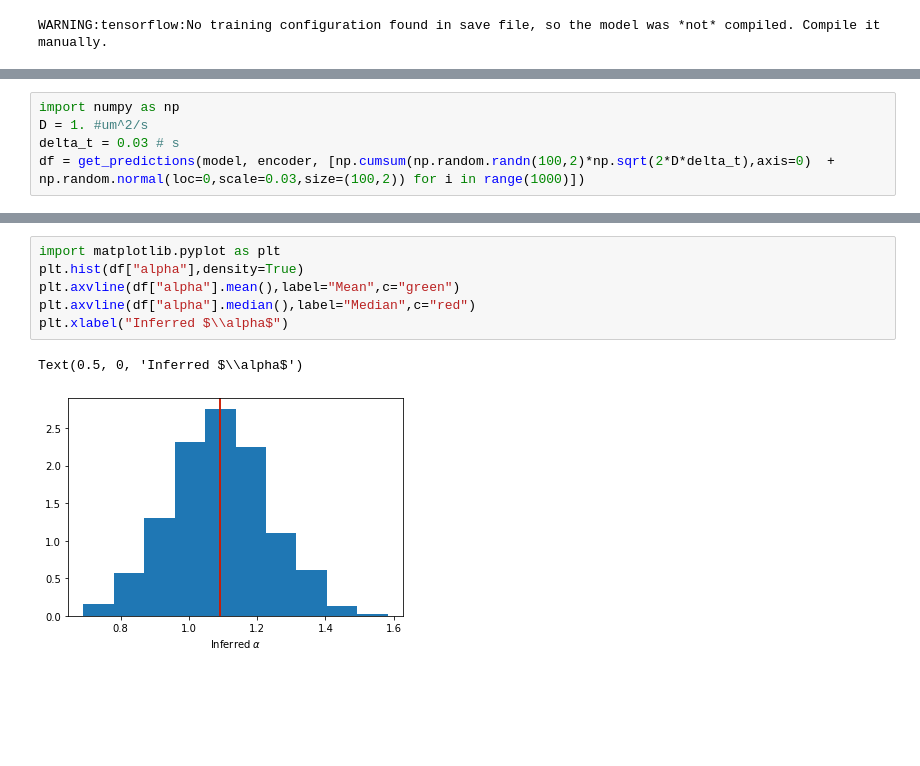
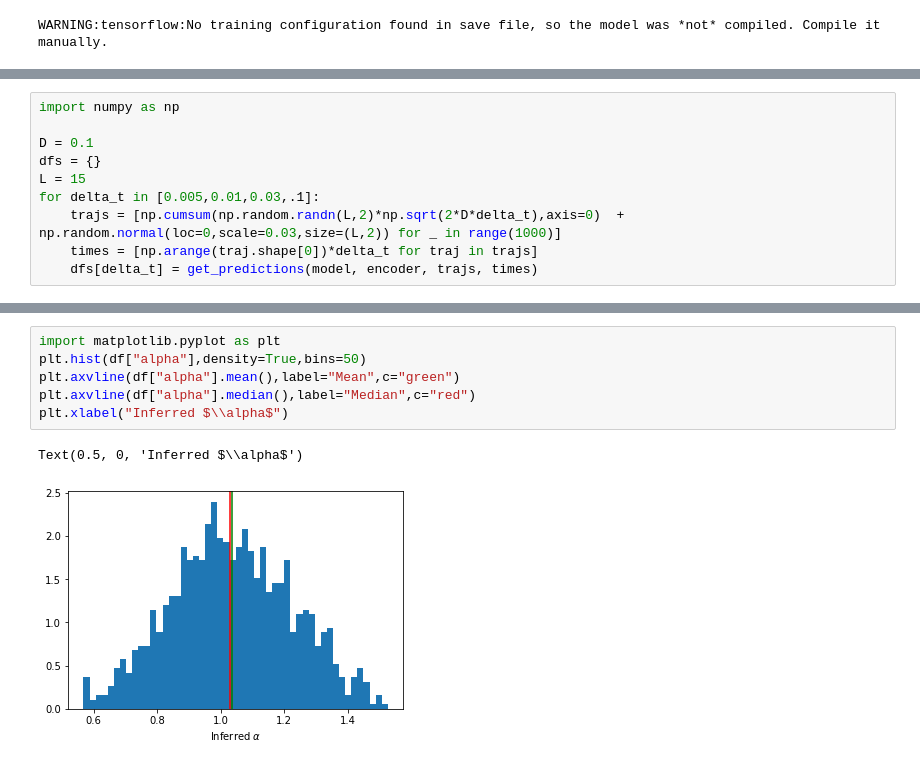
Before and after one commit to hippover/gratin, a Jupyter notebook: examples/Train.ipynb, the cells around one changed output, grey strips where cells are left out. Drawn from its saved outputs; the diff is of its cells as text; blank space fills up the shorter version.

Commit message:
Fixed discrepancies between diffusion of various models

```diff
--- a/examples/Train.ipynb
+++ b/examples/Train.ipynb
@@ -121,5 +76,10 @@ Create TrajDataset, seed_offset = 200000
 # %%
 import numpy as np
-D = 1. #um^2/s
-delta_t = 0.03 # s
-df = get_predictions(model, encoder, [np.cumsum(np.random.randn(100,2)*np.sqrt(2*D*delta_t),axis=0)  + np.random.normal(loc=0,scale=0.03,size=(100,2)) for i in range(1000)])
+
+D = 0.1
+dfs = {}
+L = 15
+for delta_t in [0.005,0.01,0.03,.1]:
+    trajs = [np.cumsum(np.random.randn(L,2)*np.sqrt(2*D*delta_t),axis=0)  + np.random.normal(loc=0,scale=0.03,size=(L,2)) for _ in range(1000)]
+    times = [np.arange(traj.shape[0])*delta_t for traj in trajs]
+    dfs[delta_t] = get_predictions(model, encoder, trajs, times)
@@ -136,9 +96,9 @@ df.head()
 # %%
 import matplotlib.pyplot as plt
-plt.hist(df["alpha"],density=True)
+plt.hist(df["alpha"],density=True,bins=50)
 plt.axvline(df["alpha"].mean(),label="Mean",c="green")
 plt.axvline(df["alpha"].median(),label="Median",c="red")
 plt.xlabel("Inferred $\\alpha$")
 # %% [output]
 Text(0.5, 0, 'Inferred $\\alpha$')
-[figure, old version]
+[figure, new version]
```
Also changed, not shown: parts of 6 cells of this notebook, 13 other files.
